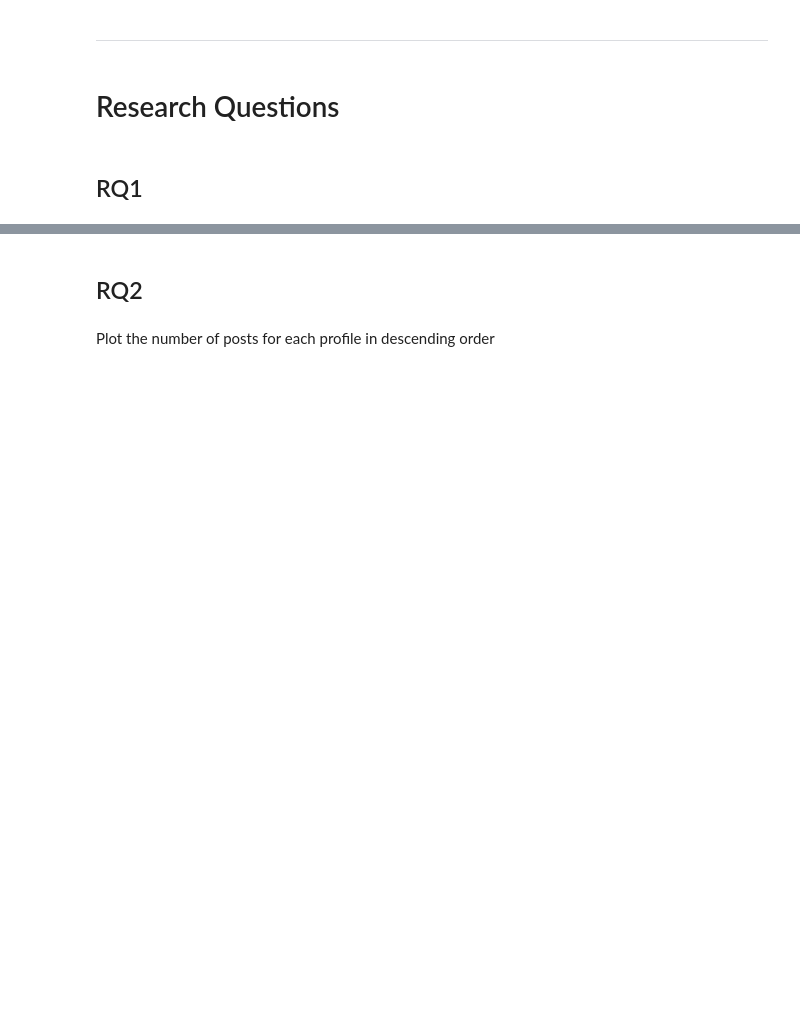
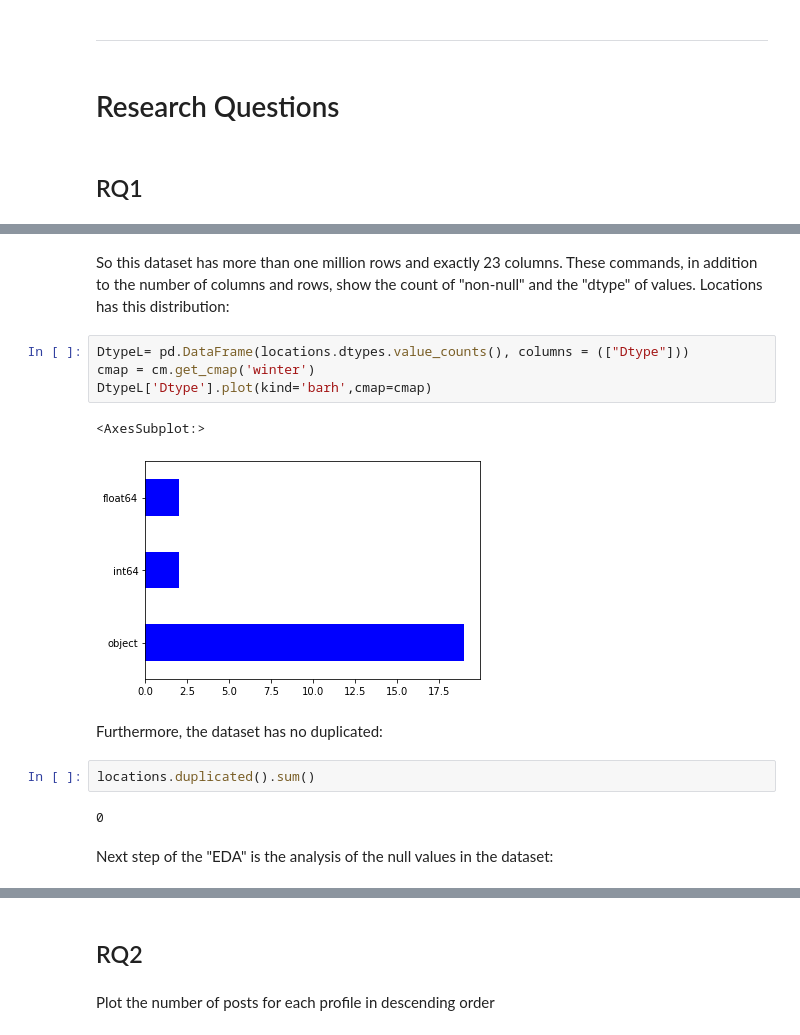
Before and after one commit to Matteo-Candi/ADM_HW2, a Jupyter notebook: main.ipynb, the cells around one changed output, grey strips where cells are left out. Cells and saved outputs as stored; diff of their text form; blank space fills up the shorter version.

```diff
--- a/main.ipynb
+++ b/main.ipynb
@@ -37,0 +76,19 @@ posts = pd.read_csv('/content/drive/MyDrive/ADM/instagram_posts.csv', sep='\t')
+# %% [markdown]
+So this dataset has more than one million rows and exactly 23 columns.
+These commands, in addition to the number of columns and rows, show the count of "non-null" and the "dtype" of values.
+Locations has this distribution:
+# %%
+DtypeL= pd.DataFrame(locations.dtypes.value_counts(), columns = (["Dtype"]))
+cmap = cm.get_cmap('winter')
+DtypeL['Dtype'].plot(kind='barh',cmap=cmap)
+# %% [output]
+<AxesSubplot:>
+[figure, added]
+# %% [markdown]
+Furthermore, the dataset has no duplicated:
+# %%
+locations.duplicated().sum()
+# %% [output]
+0
+# %% [markdown]
+Next step of the "EDA" is the analysis of the null values in the dataset:
```
Also changed, not shown: parts of 45 cells of this notebook.
